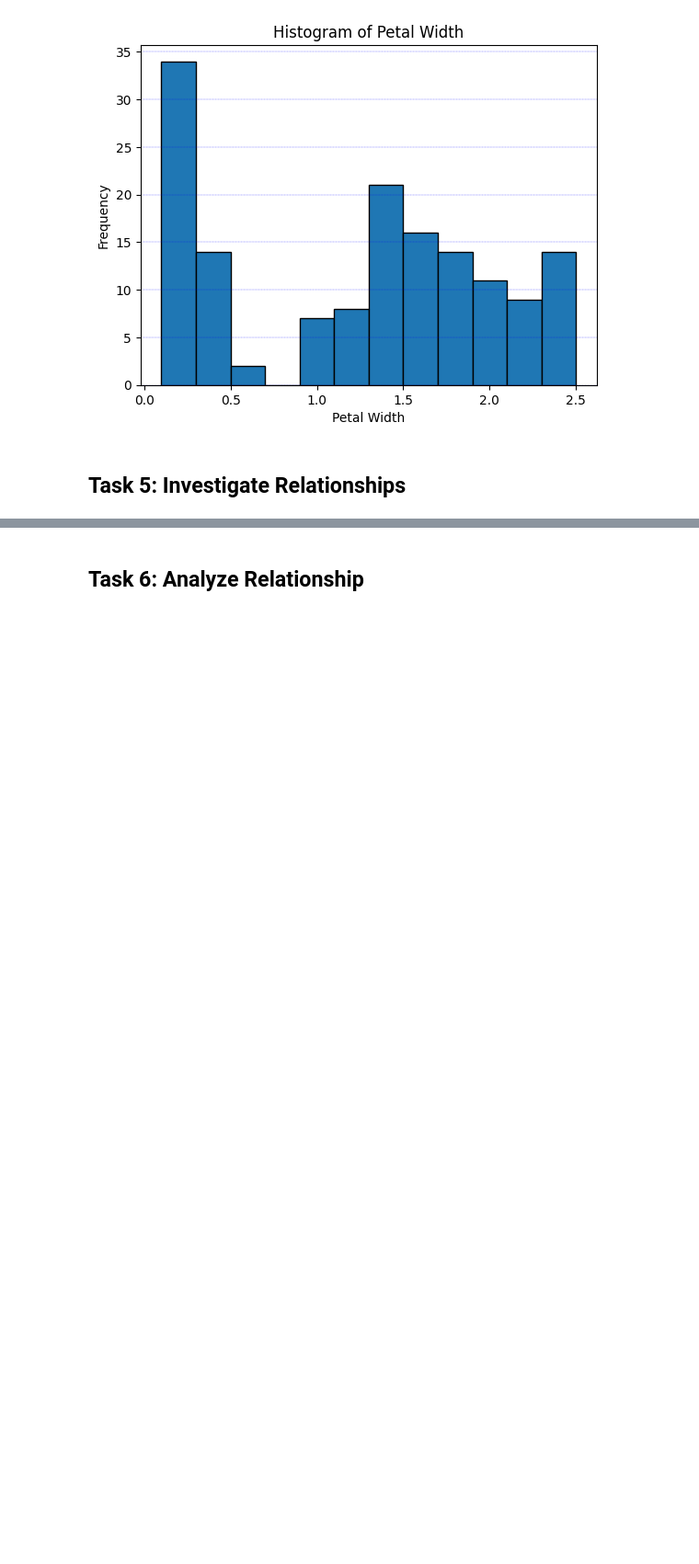
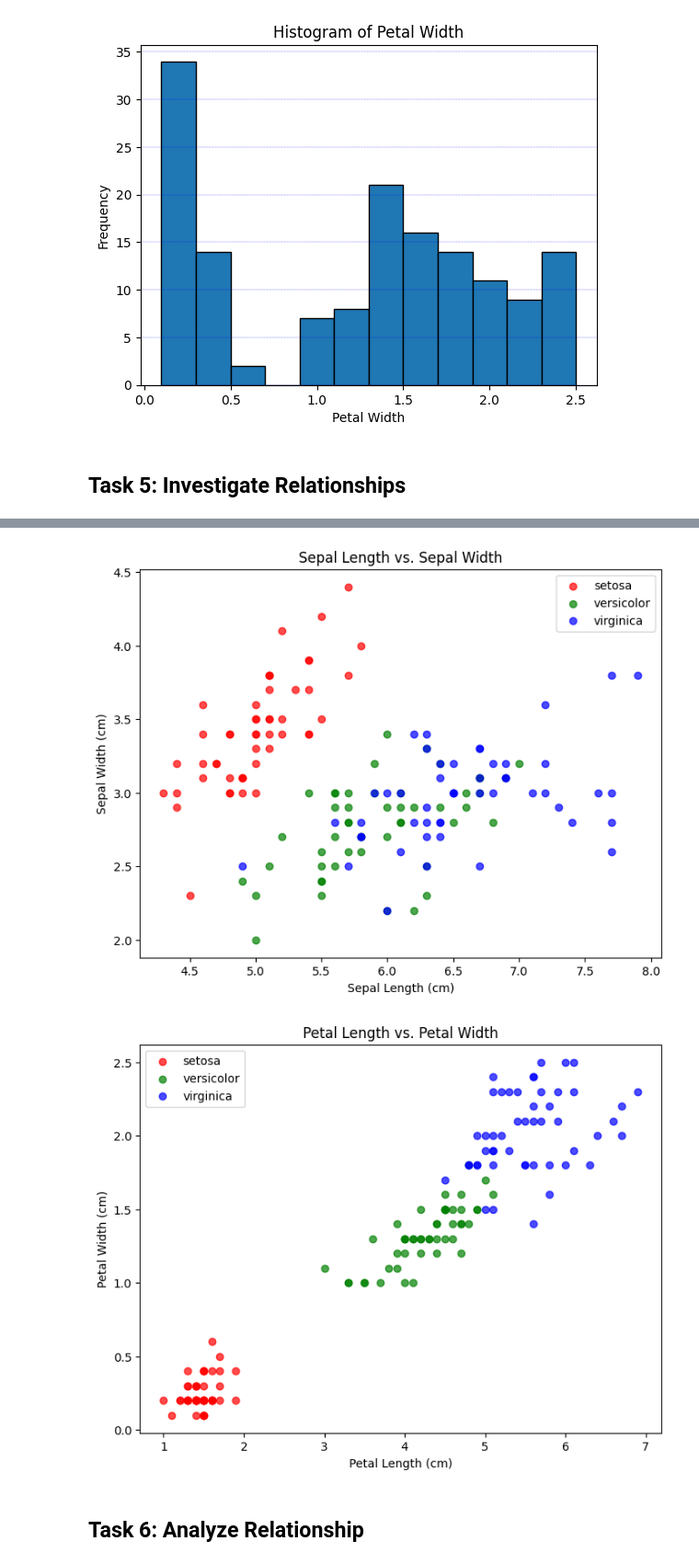
Before and after one commit to LoicBagnoud/principles_of_data_analytics, a Jupyter notebook: tasks.ipynb, the cells around one changed output, grey strips where cells are left out. Shown at 92% size. Drawn from its saved outputs; the diff is of its cells as text; code cells hidden in the pictures; blank space fills up the shorter version.

```diff
--- a/tasks.ipynb
+++ b/tasks.ipynb
@@ -233,3 +279,45 @@ plt.show()
+# %%
+# Seeing as this provides not a lot of insight I went ahead and researched for better ways to actually find relationships between the different species.
+
+# Reference - https://subhralina.medium.com/iris-dataset-but-make-it-interesting-f8857190c8d6
+
+# The first trial of this had some very uninteresting colours. So, basically tried to switch it up. Chatgpt helped with getting the colours through the use
+# of a dictionary.
+
+
+# Reference - ChatGpt - His answer:
+# You can change the colors by passing a color argument to the plt.scatter() function. In your loop, you can set up a dictionary that maps each species to a specific color. For example:
+'''
+colors = {"setosa": "red", "versicolor": "green", "virginica": "blue"}
+     plt.scatter(subset['sepal_length'], subset['sepal_width'], label=sp, color=colors[sp], alpha=0.7)
+'''
+
+colors = {"setosa": "red", "versicolor": "green", "virginica": "blue"}
+
+# This first one analyses Sepal Length vs Sepal Width.
+plt.figure(figsize=(8, 6))
+for sp in df['species'].unique():
+    subset = df[df['species'] == sp]
+    plt.scatter(subset['sepal_length'], subset['sepal_width'], color=colors[sp], label=sp, alpha=0.7)
+plt.title("Sepal Length vs. Sepal Width")
+plt.xlabel("Sepal Length (cm)")
+plt.ylabel("Sepal Width (cm)")
+plt.legend()
+plt.show()
+
+# This second one, Petal Length vs Petal Width.
+plt.figure(figsize=(8, 6))
+for sp in df['species'].unique():
+    subset = df[df['species'] == sp]
+    plt.scatter(subset['petal_length'], subset['petal_width'], label=sp, color=colors[sp], alpha=0.7)
+plt.title("Petal Length vs. Petal Width")
+plt.xlabel("Petal Length (cm)")
+plt.ylabel("Petal Width (cm)")
+plt.legend()
+plt.show()
+# %% [output]
+[figure, added]
+[figure, added]
 # %% [markdown]
 ## Task 6: Analyze Relationship
 # %% [markdown]
```
Also changed, not shown: parts of 2 cells of this notebook, 1 other file.
